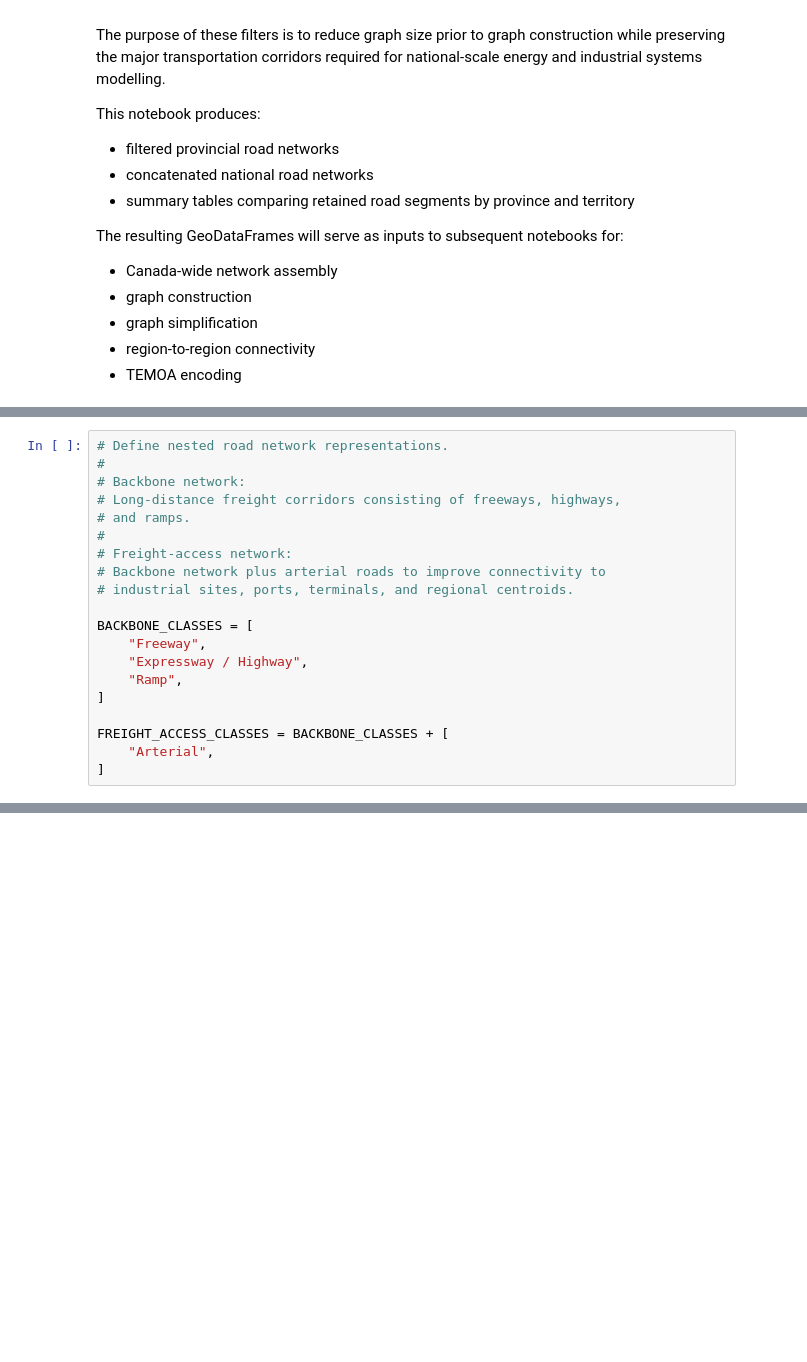
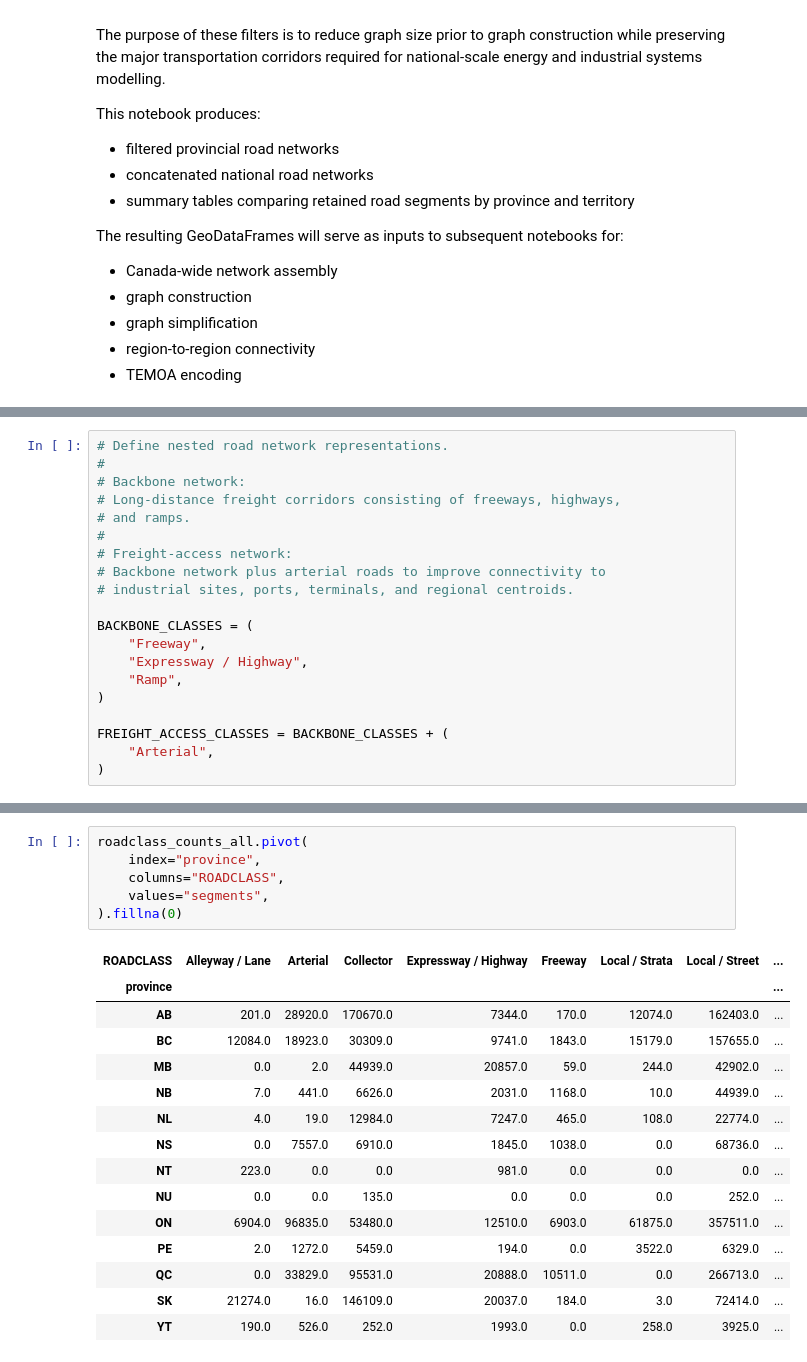
Before and after one commit to andrew-vigars/temoa_geospace, a Jupyter notebook: notebooks/notebook3_build_filtered_nrn_geodata_allProvinces.ipynb, the cells around one changed output, grey strips where cells are left out. Cells and saved outputs as stored; diff of their text form; blank space fills up the shorter version.

```diff
--- a/notebooks/notebook3_build_filtered_nrn_geodata_allProvinces.ipynb
+++ b/notebooks/notebook3_build_filtered_nrn_geodata_allProvinces.ipynb
@@ -73,13 +72,13 @@ PROVINCES = [
 # Backbone network plus arterial roads to improve connectivity to
 # industrial sites, ports, terminals, and regional centroids.
 
-BACKBONE_CLASSES = [
+BACKBONE_CLASSES = (
     "Freeway",
     "Expressway / Highway",
     "Ramp",
-]
+)
 
-FREIGHT_ACCESS_CLASSES = BACKBONE_CLASSES + [
+FREIGHT_ACCESS_CLASSES = BACKBONE_CLASSES + (
     "Arterial",
-]
+)
 # %%
@@ -414,3 +557,25 @@ network_summary.style.format(
+# %%
+roadclass_counts_all.pivot(
+    index="province",
+    columns="ROADCLASS",
+    values="segments",
+).fillna(0)
+# %% [output]
+| ROADCLASS | Alleyway / Lane | Arterial | Collector | Expressway / Highway | Freeway | Local / Strata | Local / Street | ... |
+| province |  |  |  |  |  |  |  | ... |
+| AB | 201.0 | 28920.0 | 170670.0 | 7344.0 | 170.0 | 12074.0 | 162403.0 | ... |
+| BC | 12084.0 | 18923.0 | 30309.0 | 9741.0 | 1843.0 | 15179.0 | 157655.0 | ... |
+| MB | 0.0 | 2.0 | 44939.0 | 20857.0 | 59.0 | 244.0 | 42902.0 | ... |
+| NB | 7.0 | 441.0 | 6626.0 | 2031.0 | 1168.0 | 10.0 | 44939.0 | ... |
+| NL | 4.0 | 19.0 | 12984.0 | 7247.0 | 465.0 | 108.0 | 22774.0 | ... |
+| NS | 0.0 | 7557.0 | 6910.0 | 1845.0 | 1038.0 | 0.0 | 68736.0 | ... |
+| NT | 223.0 | 0.0 | 0.0 | 981.0 | 0.0 | 0.0 | 0.0 | ... |
+| NU | 0.0 | 0.0 | 135.0 | 0.0 | 0.0 | 0.0 | 252.0 | ... |
+| ON | 6904.0 | 96835.0 | 53480.0 | 12510.0 | 6903.0 | 61875.0 | 357511.0 | ... |
+| PE | 2.0 | 1272.0 | 5459.0 | 194.0 | 0.0 | 3522.0 | 6329.0 | ... |
+| QC | 0.0 | 33829.0 | 95531.0 | 20888.0 | 10511.0 | 0.0 | 266713.0 | ... |
+| SK | 21274.0 | 16.0 | 146109.0 | 20037.0 | 184.0 | 3.0 | 72414.0 | ... |
+| YT | 190.0 | 526.0 | 252.0 | 1993.0 | 0.0 | 258.0 | 3925.0 | ... |
 # %%
 # Plot provincial and territorial road networks as subplot panels.
 
```
Also changed, not shown: parts of 19 cells of this notebook, 3 other files.
